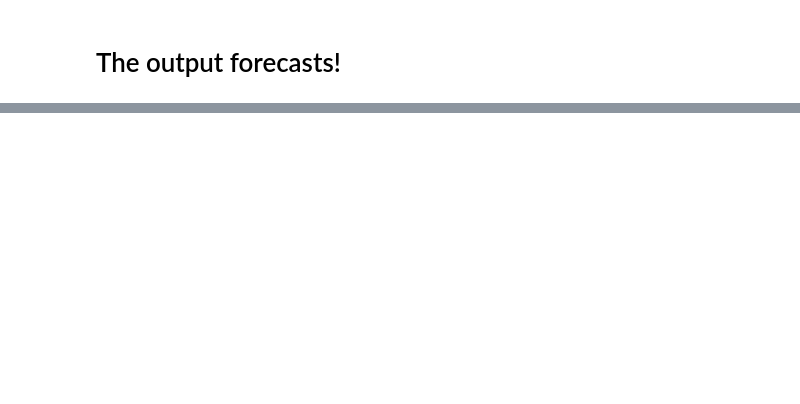
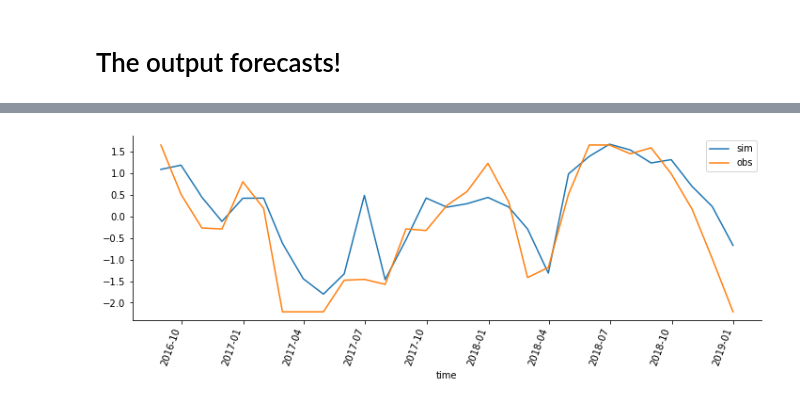
Before and after one commit to tommylees112/spatio_temporal, a Jupyter notebook: notebooks/kenya_VHI.ipynb, the cells around one changed output, grey strips where cells are left out. Cells and saved outputs as stored; diff of their text form; code cells hidden in the pictures; blank space fills up the shorter version.

```diff
--- a/notebooks/kenya_VHI.ipynb
+++ b/notebooks/kenya_VHI.ipynb
@@ -99,2 +113,5 @@ tester = Tester(cfg, ds)
+# %%
+cfg = Config(Path("runs/kenya_2302_221323/config.yml"))
+tester = Tester(cfg, ds)
 # %%
 tester.run_test()
@@ -102,5 +133,5 @@ tester.run_test()
 # The output forecasts!
 # %%
 xr_path = sorted(list(cfg.run_dir.glob("*.nc")))[-1]
-ds = xr.open_dataset(xr_path).isel(horizon=0, pixel=0).drop(["horizon", "pixel"])
-ds
+preds = xr.open_dataset(xr_path).isel(horizon=0).drop(["horizon", "pixel"])
+preds
@@ -107,6 +147,8 @@ ds
 # %%
 # .sel(time=slice("2015-01-01", "2015-02-01"))
 f, ax = plt.subplots(figsize=(12, 4))
-ds.isel(time=slice(0, 100)).to_dataframe().plot(ax=ax)
+preds.isel(pixel=10, time=slice(0, 100)).to_dataframe().plot(ax=ax)
 plt.xticks(rotation=70);
 sns.despine()
+# %% [output]
+[figure, added]
```
Also changed, not shown: parts of 9 cells of this notebook, 3 other files.
